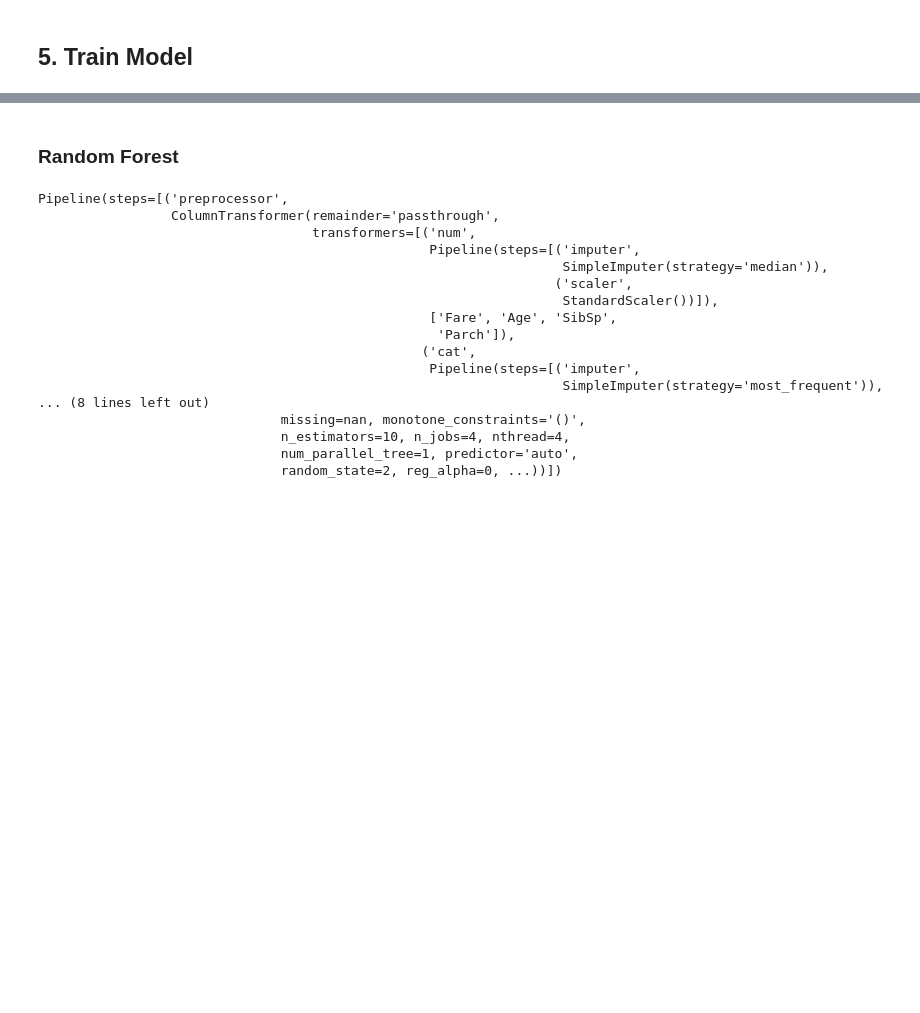
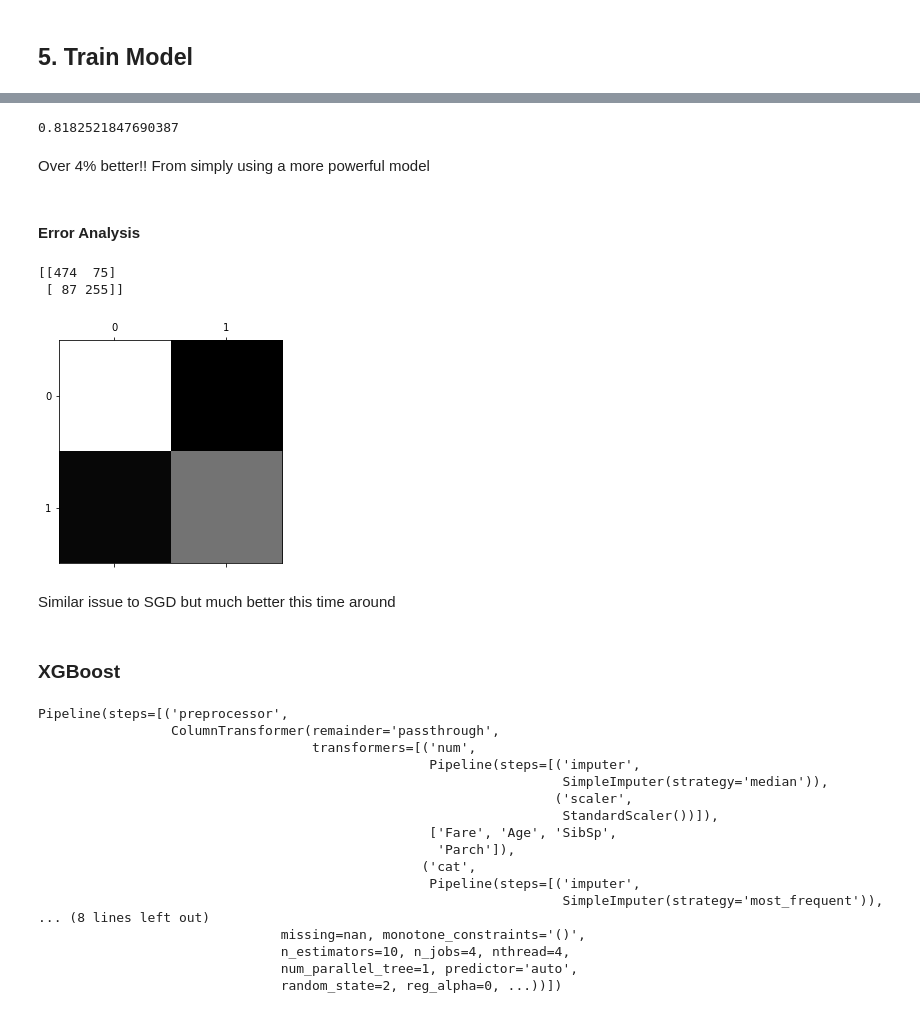
Before and after one commit to aig77/TitanicKaggle, a Jupyter notebook: titanic_kaggle.ipynb, the cells around one changed output, grey strips where cells are left out. Drawn from its saved outputs; the diff is of its cells as text; code cells hidden in the pictures; blank space fills up the shorter version.

```diff
--- a/titanic_kaggle.ipynb
+++ b/titanic_kaggle.ipynb
@@ -383,0 +444,9 @@ array([[-0.50244517, -0.58451079,  0.43279337, ...,  0.        ,
+# %%
+from sklearn.ensemble import RandomForestClassifier
+
+rf_clf = Pipeline([
+    ('preprocessor', full_pipeline),
+    ('rf', RandomForestClassifier(random_state=42))
+])
+
+rf_clf.fit(X_train, y_train)
@@ -383,0 +471,3 @@ array([[-0.50244517, -0.58451079,  0.43279337, ...,  0.        ,
+# %%
+rf_predict = cross_val_predict(rf_clf, X_train, y_train, cv=10)
+print(classification_report(y_train, rf_predict))
@@ -384,3 +483,22 @@ array([[-0.50244517, -0.58451079,  0.43279337, ...,  0.        ,
+# %%
+>>> np.mean(cross_val_score(rf_clf, X_train, y_train, cv=10))
+# %% [output]
+0.8182521847690387
+# %% [markdown]
+Over 4% better!! From simply using a more powerful model
+# %% [markdown]
+#### Error Analysis
+# %%
+conf_mx = confusion_matrix(y_train, rf_predict)
+print(conf_mx)
+plt.matshow(conf_mx, cmap=plt.cm.gray)
+plt.show()
+# %% [output]
+[[474  75]
+ [ 87 255]]
+[figure, added]
+# %% [markdown]
+Similar issue to SGD but much better this time around
 # %% [markdown]
-### Random Forest
+### XGBoost
 # %%
```
Also changed, not shown: parts of 21 cells of this notebook, 1 other file.
